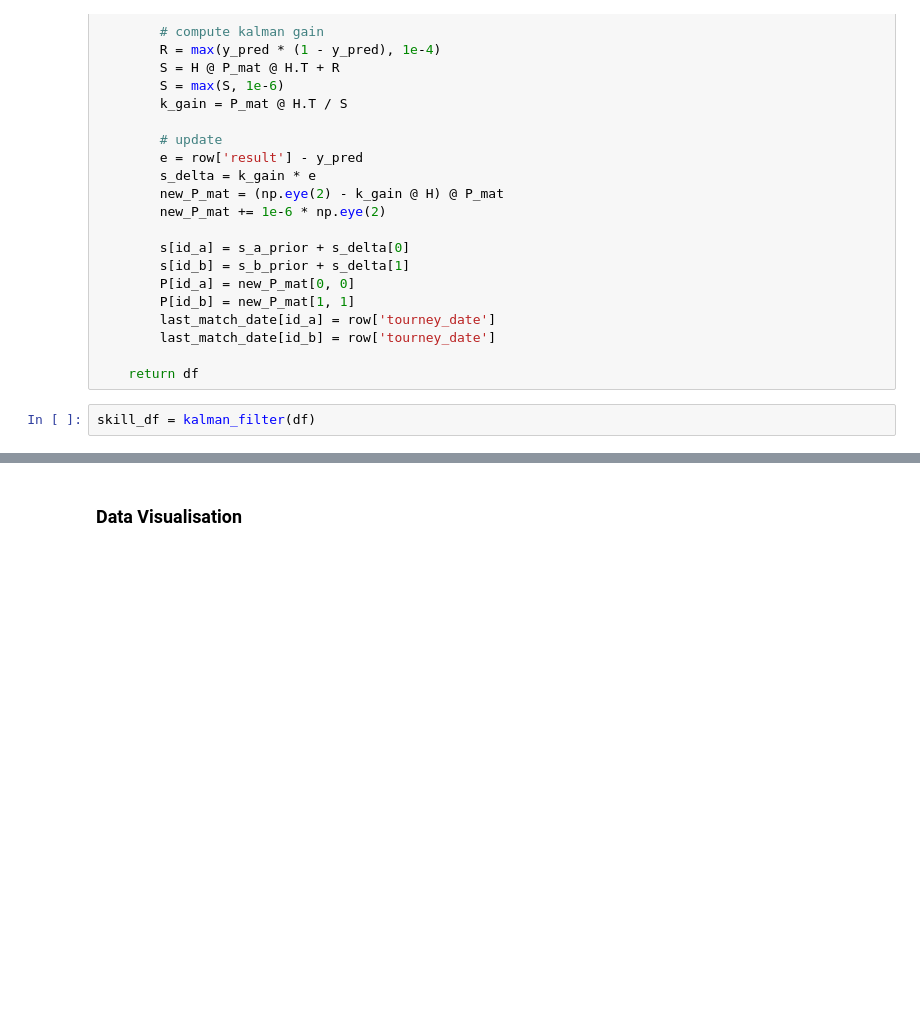
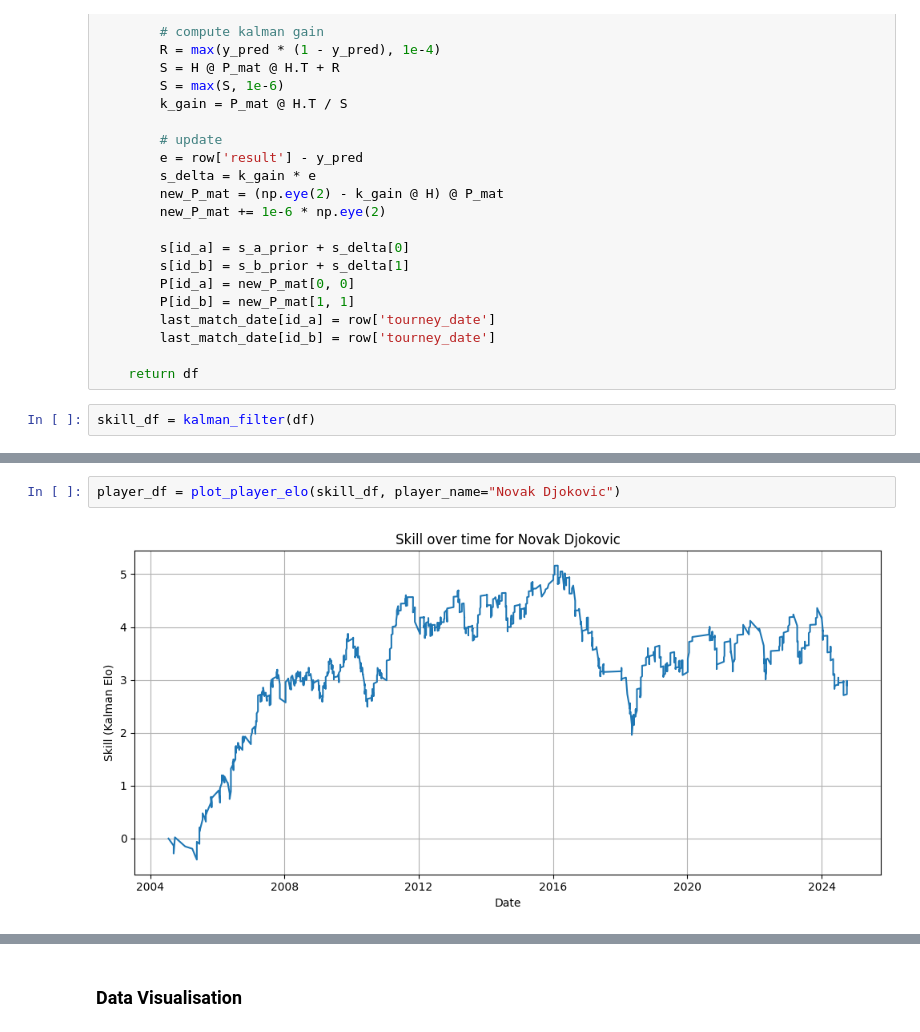
Before and after one commit to jaydenshi99/atp-forecaster, a Jupyter notebook: notebooks/experiments/kalman_filter.ipynb, the cells around one changed output, grey strips where cells are left out. Drawn from its saved outputs; the diff is of its cells as text; blank space fills up the shorter version.

```diff
--- a/notebooks/experiments/kalman_filter.ipynb
+++ b/notebooks/experiments/kalman_filter.ipynb
@@ -182,0 +205,4 @@ skill_df = kalman_filter(df)
+# %%
+player_df = plot_player_elo(skill_df, player_name="Novak Djokovic")
+# %% [output]
+[figure, added]
```
Also changed, not shown: parts of 7 cells of this notebook.
